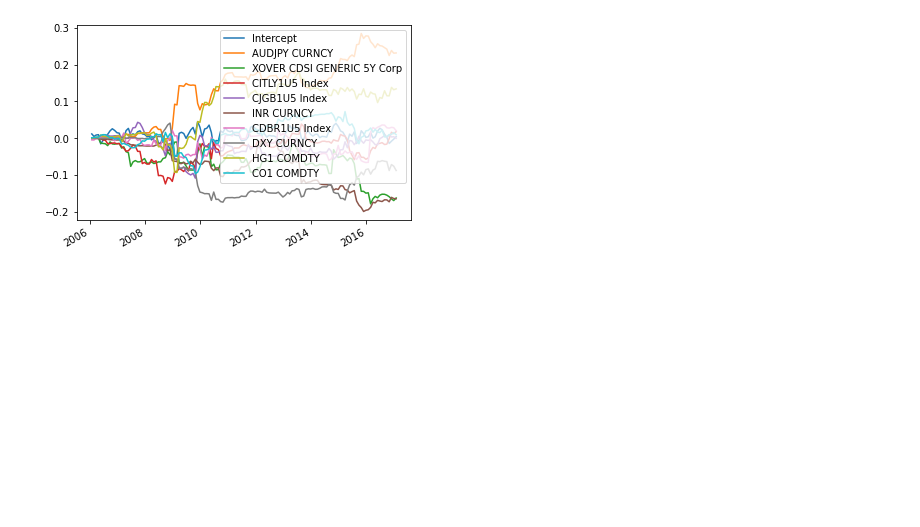
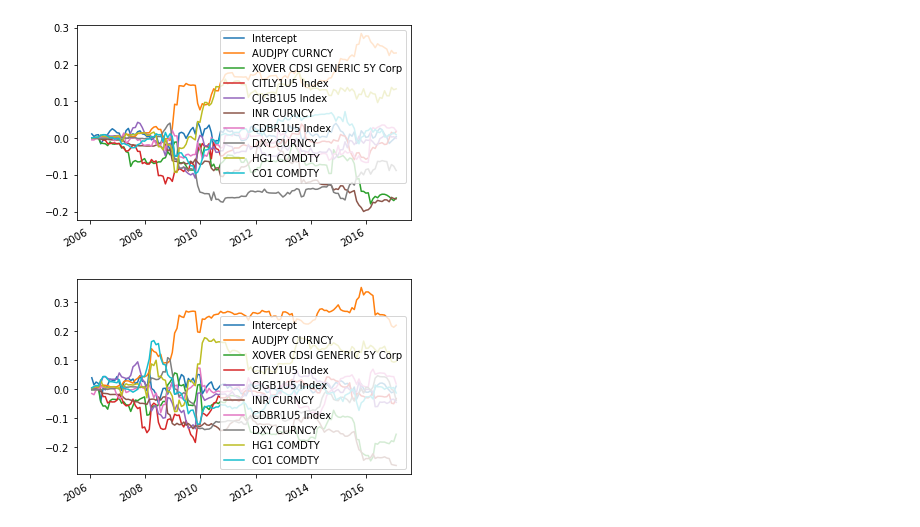
Before and after one commit to johncky/QFNtools, a Jupyter notebook: example/Dynamic_beta_in_factor_model.ipynb, the cells around one changed output. Drawn from its saved outputs; the diff is of its cells as text; code cells hidden in the pictures; blank space fills up the shorter version.

```diff
--- a/example/Dynamic_beta_in_factor_model.ipynb
+++ b/example/Dynamic_beta_in_factor_model.ipynb
@@ -4,19 +11,20 @@ import numpy as np
 from qfntools import DynamicBeta, FactorSelection
 # %%
-equity = pd.read_excel('./data/data2.xlsx',index_col=0, sheet_name='equity')
-factor = pd.read_excel('./data/data2.xlsx',index_col=0, sheet_name='factor')
+equity = pd.read_excel('../data/data2.xlsx',index_col=0, sheet_name='equity')
+factor = pd.read_excel('../data/data2.xlsx',index_col=0, sheet_name='factor')
 
+equity_ret = equity.pct_change().dropna()
 # 24 assets: commodities (oil, corn, ...), currency, currency pair, bond, ...
 xRet = factor.pct_change().dropna()
 
 # market return: SPX
-marketRet = pd.DataFrame(equity.pct_change().dropna()['SPX Index'])
+marketRet = pd.DataFrame(equity_ret['SPX Index'])
 # %%
 # First, we find proper factors for our market model
 # req_exp = 0.8, we want to find PCs of market return that explain 80% of total variation
 # req_corr = 0.4, each factor should have at least abs(p)>=0.4 with one of the PCs of market return
 # req_f_corr = 0.75, each factor should not have abs(p)>=0.75 with any other factors
-fs = FactorSelection(req_exp=0.8, req_corr=0.4, max_f_cor=0.6)
+fs = FactorSelection(req_exp=0.99999, req_corr=0.4, max_f_cor=0.6)
 fs.fit(marketRet, xRet)
 # %%
 # selected factors are:
@@ -70,3 +78,16 @@ db.fit(y=marketRet, x=factors_df, factor_pca=False)
 db.plot(smoothed=False)
 # %% [output]
 [figure]
+# %%
+# We can even try to treat dependent variable Y as a random vector.
+# i.e. the factors need to explain returns of a group of assets at the same time.
+# We can think of the betas as aggregated one for all equities in Y
+
+equity_return = equity.pct_change
+db = DynamicBeta()
+db.fit(y=equity_ret, x=factors_df, factor_pca=False)
+
+# AUDJPY is still the most important factor for a bunch of equities (not just one)
+db.plot(smoothed=False)
+# %% [output]
+[figure, added]
```
Also changed, not shown: parts of 1 cell of this notebook, 2 other files.
